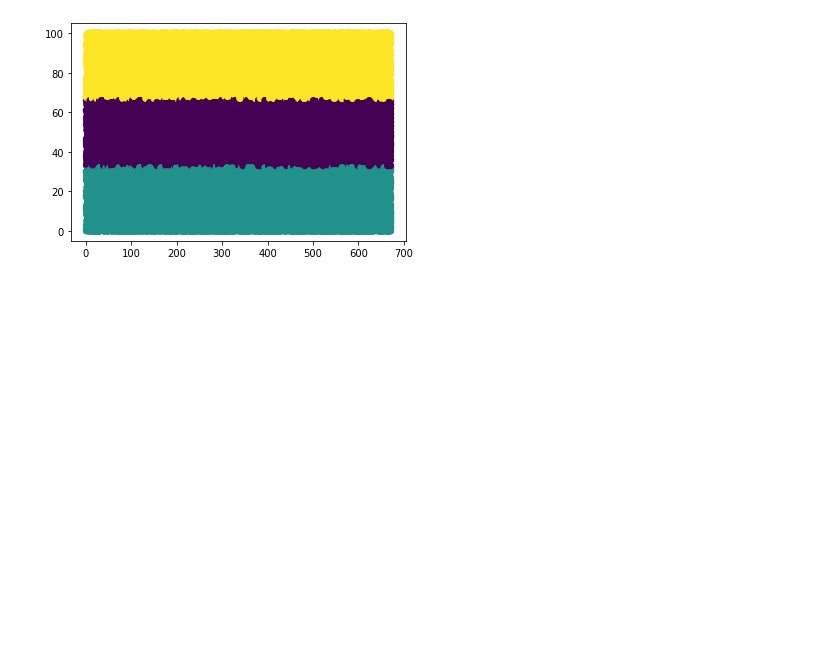
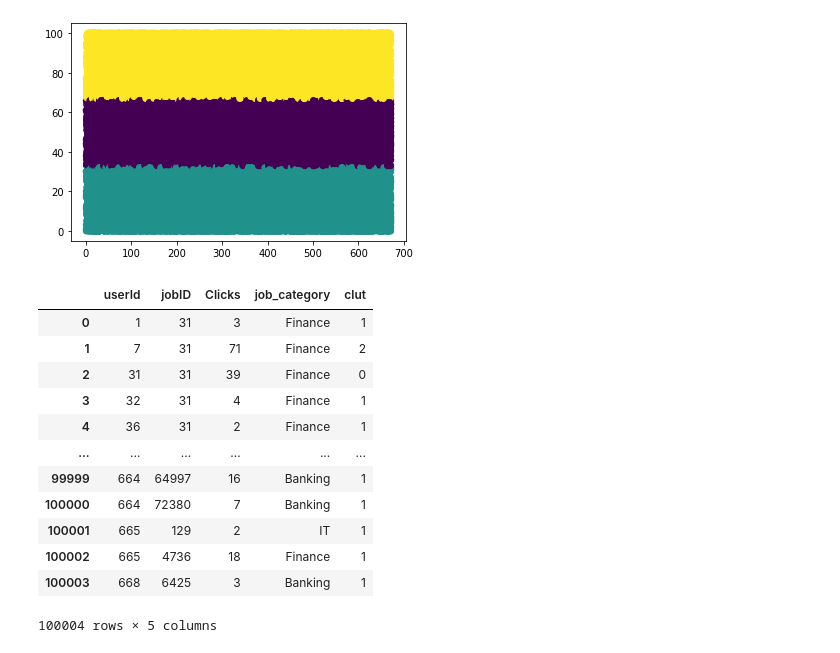
Before and after one commit to Chanita-Su/KKU_Data_Mining, a Jupyter notebook: JOB.ipynb, the cells around one changed output. Drawn from its saved outputs; the diff is of its cells as text; code cells hidden in the pictures; blank space fills up the shorter version.

```diff
--- a/JOB.ipynb
+++ b/JOB.ipynb
@@ -137,4 +137,21 @@ plt.scatter(X,y,c=label)
 # %% [output]
 <matplotlib.collections.PathCollection at 0x...>
 [figure]
+# %%
+jj['clut'] = label
+jj
+# %% [output]
+|  | userId | jobID | Clicks | job_category | clut |
+| 0 | 1 | 31 | 3 | Finance | 1 |
+| 1 | 7 | 31 | 71 | Finance | 2 |
+| 2 | 31 | 31 | 39 | Finance | 0 |
+| 3 | 32 | 31 | 4 | Finance | 1 |
+| 4 | 36 | 31 | 2 | Finance | 1 |
+| ... | ... | ... | ... | ... | ... |
+| 99999 | 664 | 64997 | 16 | Banking | 1 |
+| 100000 | 664 | 72380 | 7 | Banking | 1 |
+| 100001 | 665 | 129 | 2 | IT | 1 |
+| 100002 | 665 | 4736 | 18 | Finance | 1 |
+| 100003 | 668 | 6425 | 3 | Banking | 1 |
+100004 rows × 5 columns
 # %%
```
Also changed, not shown: parts of 2 cells of this notebook.
